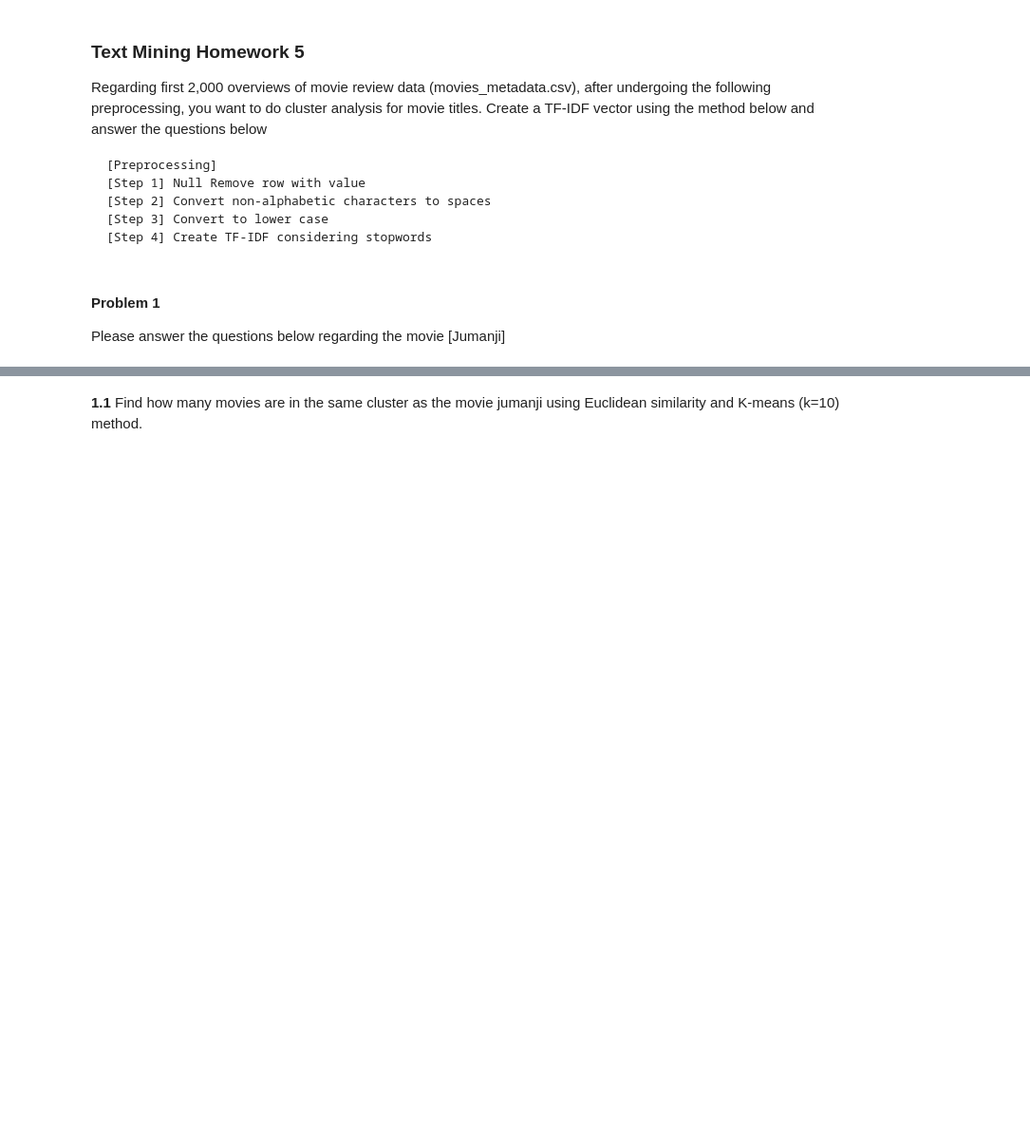
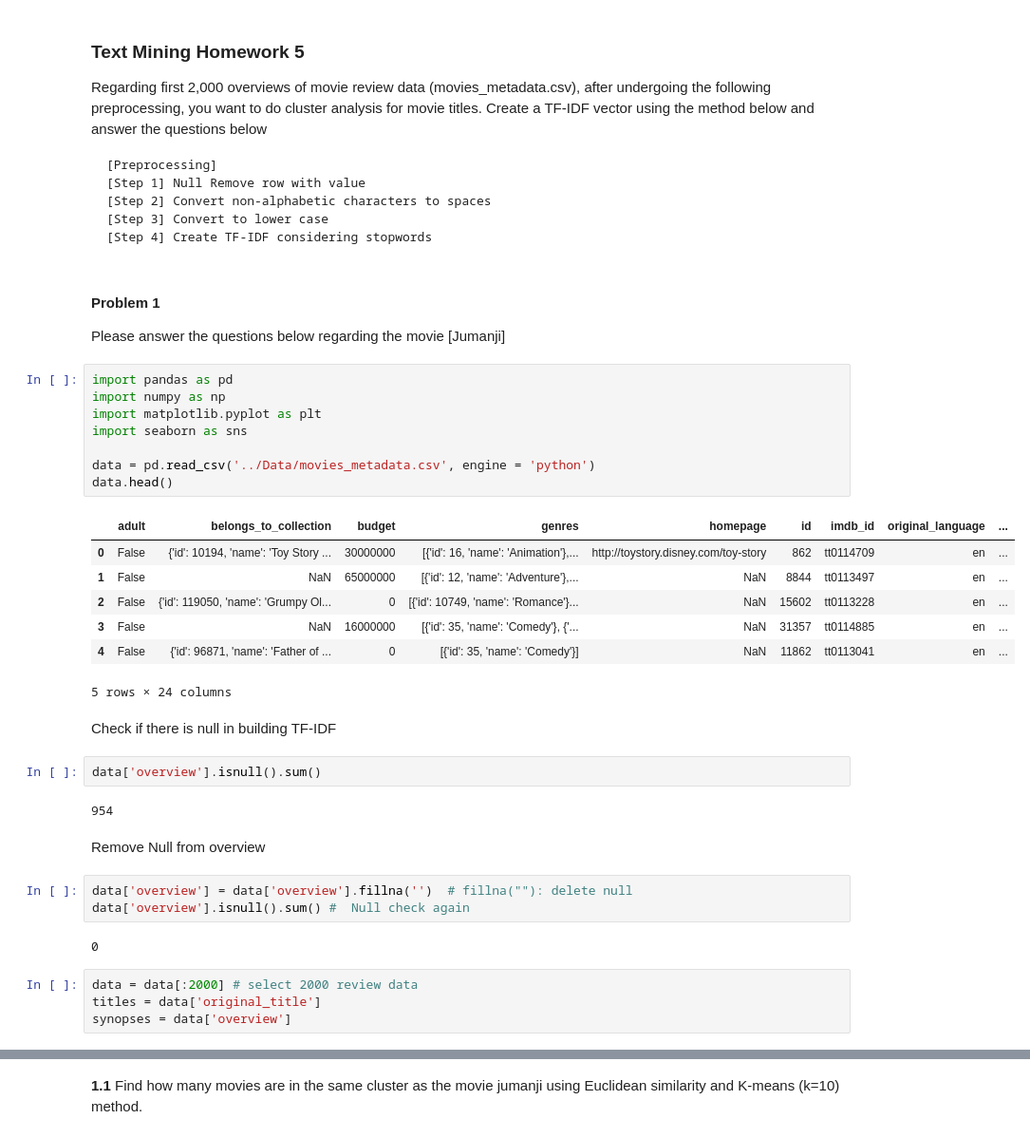
Before and after one commit to Tommylee1013/Webscraping, a Jupyter notebook: Homeworks/Homework05.ipynb, the cells around one changed output, grey strips where cells are left out. Shown at 95% size. Cells and saved outputs as stored; diff of their text form; blank space fills up the shorter version.

```diff
--- a/Homeworks/Homework05.ipynb
+++ b/Homeworks/Homework05.ipynb
@@ -14,3 +14,36 @@ Regarding first 2,000 overviews of movie review data (movies_metadata.csv), afte
 #### Problem 1
 
 Please answer the questions below regarding the movie [Jumanji]
+# %%
+import pandas as pd
+import numpy as np
+import matplotlib.pyplot as plt
+import seaborn as sns
+
+data = pd.read_csv('../Data/movies_metadata.csv', engine = 'python')
+data.head()
+# %% [output]
+|  | adult | belongs_to_collection | budget | genres | homepage | id | imdb_id | original_language | ... |
+| 0 | False | {'id': 10194, 'name': 'Toy Story ... | 30000000 | [{'id': 16, 'name': 'Animation'},... | http://toystory.disney.com/toy-story | 862 | tt0114709 | en | ... |
+| 1 | False | NaN | 65000000 | [{'id': 12, 'name': 'Adventure'},... | NaN | 8844 | tt0113497 | en | ... |
+| 2 | False | {'id': 119050, 'name': 'Grumpy Ol... | 0 | [{'id': 10749, 'name': 'Romance'}... | NaN | 15602 | tt0113228 | en | ... |
+| 3 | False | NaN | 16000000 | [{'id': 35, 'name': 'Comedy'}, {'... | NaN | 31357 | tt0114885 | en | ... |
+| 4 | False | {'id': 96871, 'name': 'Father of ... | 0 | [{'id': 35, 'name': 'Comedy'}] | NaN | 11862 | tt0113041 | en | ... |
+5 rows × 24 columns
+# %% [markdown]
+Check if there is null in building TF-IDF
+# %%
+data['overview'].isnull().sum()
+# %% [output]
+954
+# %% [markdown]
+Remove Null from overview
+# %%
+data['overview'] = data['overview'].fillna('')  # fillna(""): delete null
+data['overview'].isnull().sum() #  Null check again
+# %% [output]
+0
+# %%
+data = data[:2000] # select 2000 review data
+titles = data['original_title']
+synopses = data['overview']
```
Also changed, not shown: parts of 19 cells of this notebook, 5 other files.
